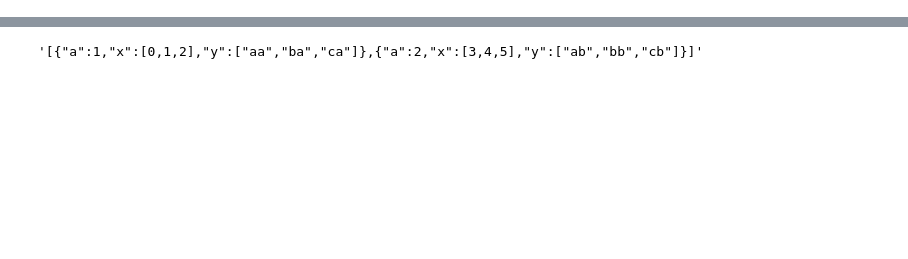
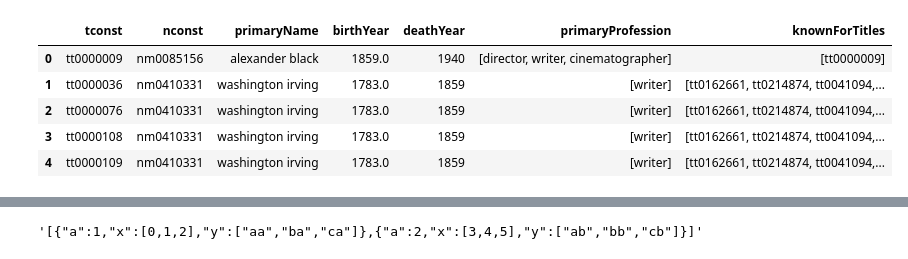
Before and after one commit to nsankabathula/imdb-chatbot, a Jupyter notebook: src/python/imdb.ipynb, the cells around one changed output, grey strips where cells are left out. Cells and saved outputs as stored; diff of their text form; code cells hidden in the pictures; blank space fills up the shorter version.

```diff
--- a/src/python/imdb.ipynb
+++ b/src/python/imdb.ipynb
@@ -309,3 +0,0 @@ print(title_directors.to_json(orient='records'))
-# %%
-title_writers = denormalize_crew(crew.head(10), 'writers')
-title_writers
@@ -324,3 +0,0 @@ title_writers
-# %%
-title_writers.replace(to_replace={'knownForTitles':{np.NaN:None}},inplace=True)
-directors_grouped = title_directors.groupby('tconst')
@@ -391,0 +364,10 @@ titles.merge(crew, on=['tconst'])
+# %%
+title_writers = title_writers.merge(names, on=['nconst'])
+title_writers.head()
+# %% [output]
+|  | tconst | nconst | primaryName | birthYear | deathYear | primaryProfession | knownForTitles |
+| 0 | tt0000009 | nm0085156 | alexander black | 1859.0 | 1940 | [director, writer, cinematographer] | [tt0000009] |
+| 1 | tt0000036 | nm0410331 | washington irving | 1783.0 | 1859 | [writer] | [tt0162661, tt0214874, tt0041094,... |
+| 2 | tt0000076 | nm0410331 | washington irving | 1783.0 | 1859 | [writer] | [tt0162661, tt0214874, tt0041094,... |
+| 3 | tt0000108 | nm0410331 | washington irving | 1783.0 | 1859 | [writer] | [tt0162661, tt0214874, tt0041094,... |
+| 4 | tt0000109 | nm0410331 | washington irving | 1783.0 | 1859 | [writer] | [tt0162661, tt0214874, tt0041094,... |
```
Also changed, not shown: parts of 36 cells of this notebook, 2 other files.
